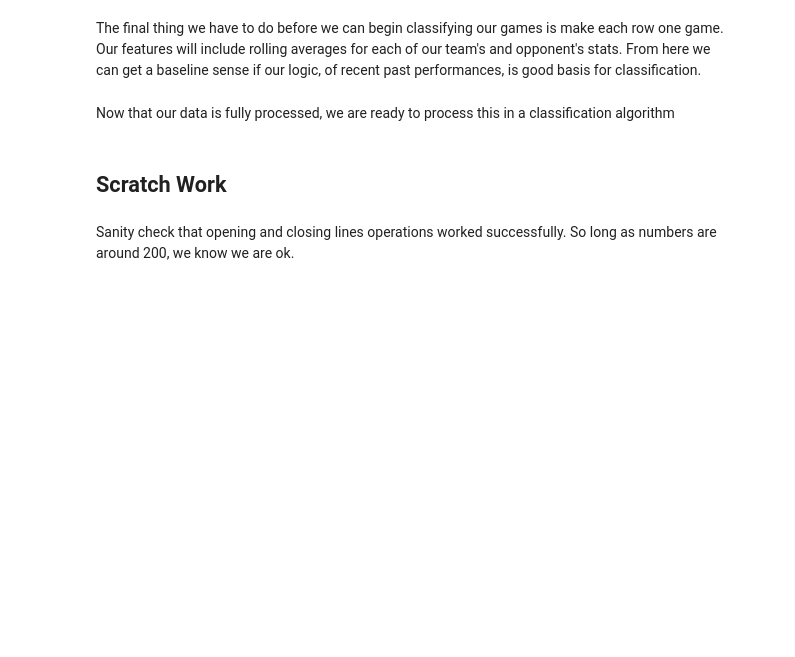
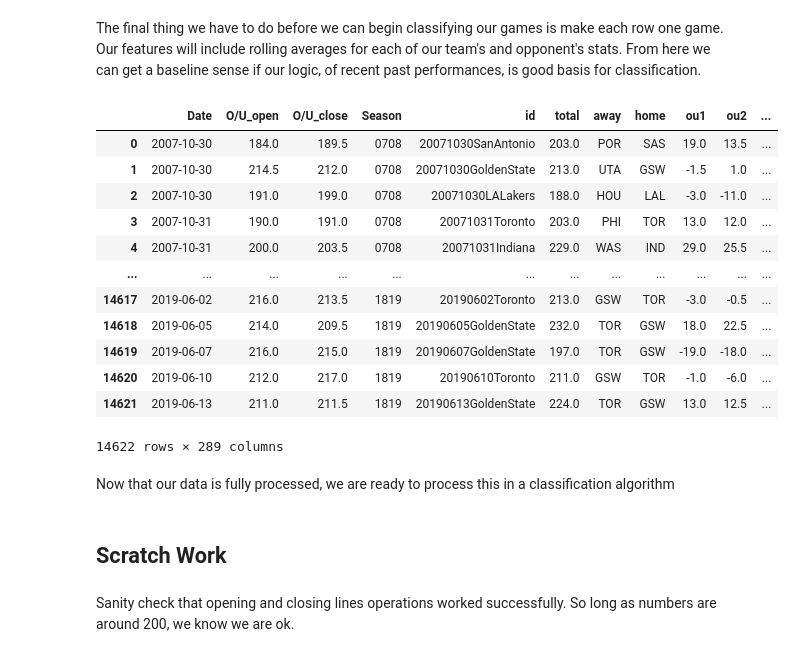
Before and after one commit to jseemayer2/NBA-Over-Under-Predictor, a Jupyter notebook: Data Cleaning.ipynb, the cells around one changed output. Cells and saved outputs as stored; diff of their text form; code cells hidden in the pictures; blank space fills up the shorter version.

```diff
--- a/Data Cleaning.ipynb
+++ b/Data Cleaning.ipynb
@@ -299,3 +585,27 @@ d
+# %%
+pd.set_option("display.max_columns", 300)
+pd.set_option("display.max_rows", 101)
+# %%
+df = d.merge(d, on='id', suffixes=(None,'_v')) #gets games to be in one row (creates 4/game)
+#df.tail(8)
+df = df[1::4] #gets correct mapping
+df.reset_index(drop=True, inplace=True)
+# %%
+df
+# %% [output]
+|  | Date | O/U_open | O/U_close | Season | id | total | away | home | ou1 | ou2 | ... |
+| 0 | 2007-10-30 | 184.0 | 189.5 | 0708 | 20071030SanAntonio | 203.0 | POR | SAS | 19.0 | 13.5 | ... |
+| 1 | 2007-10-30 | 214.5 | 212.0 | 0708 | 20071030GoldenState | 213.0 | UTA | GSW | -1.5 | 1.0 | ... |
+| 2 | 2007-10-30 | 191.0 | 199.0 | 0708 | 20071030LALakers | 188.0 | HOU | LAL | -3.0 | -11.0 | ... |
+| 3 | 2007-10-31 | 190.0 | 191.0 | 0708 | 20071031Toronto | 203.0 | PHI | TOR | 13.0 | 12.0 | ... |
+| 4 | 2007-10-31 | 200.0 | 203.5 | 0708 | 20071031Indiana | 229.0 | WAS | IND | 29.0 | 25.5 | ... |
+| ... | ... | ... | ... | ... | ... | ... | ... | ... | ... | ... | ... |
+| 14617 | 2019-06-02 | 216.0 | 213.5 | 1819 | 20190602Toronto | 213.0 | GSW | TOR | -3.0 | -0.5 | ... |
+| 14618 | 2019-06-05 | 214.0 | 209.5 | 1819 | 20190605GoldenState | 232.0 | TOR | GSW | 18.0 | 22.5 | ... |
+| 14619 | 2019-06-07 | 216.0 | 215.0 | 1819 | 20190607GoldenState | 197.0 | TOR | GSW | -19.0 | -18.0 | ... |
+| 14620 | 2019-06-10 | 212.0 | 217.0 | 1819 | 20190610Toronto | 211.0 | GSW | TOR | -1.0 | -6.0 | ... |
+| 14621 | 2019-06-13 | 211.0 | 211.5 | 1819 | 20190613GoldenState | 224.0 | TOR | GSW | 13.0 | 12.5 | ... |
+14622 rows × 289 columns
 # %% [markdown]
 Now that our data is fully processed, we are ready to process this in a classification algorithm
 # %%
```
Also changed, not shown: parts of 31 cells of this notebook, 2 other files.
